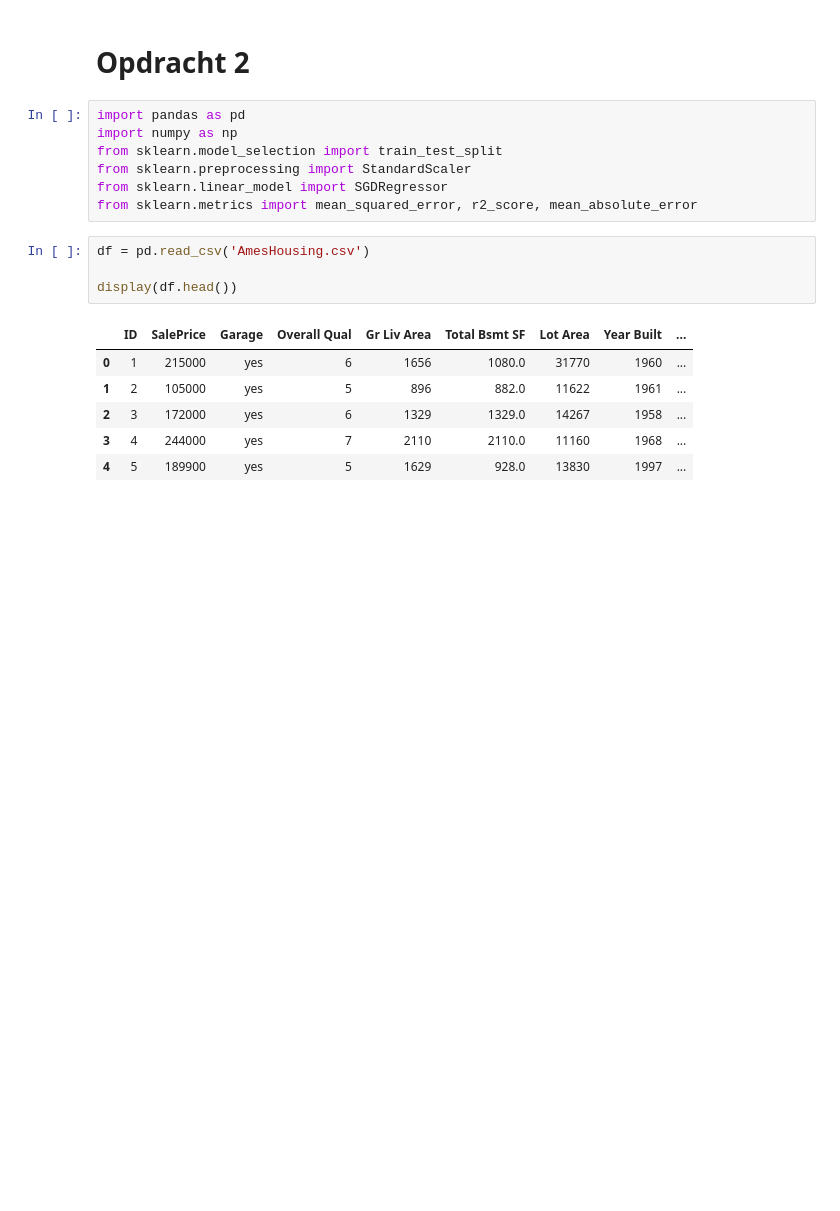
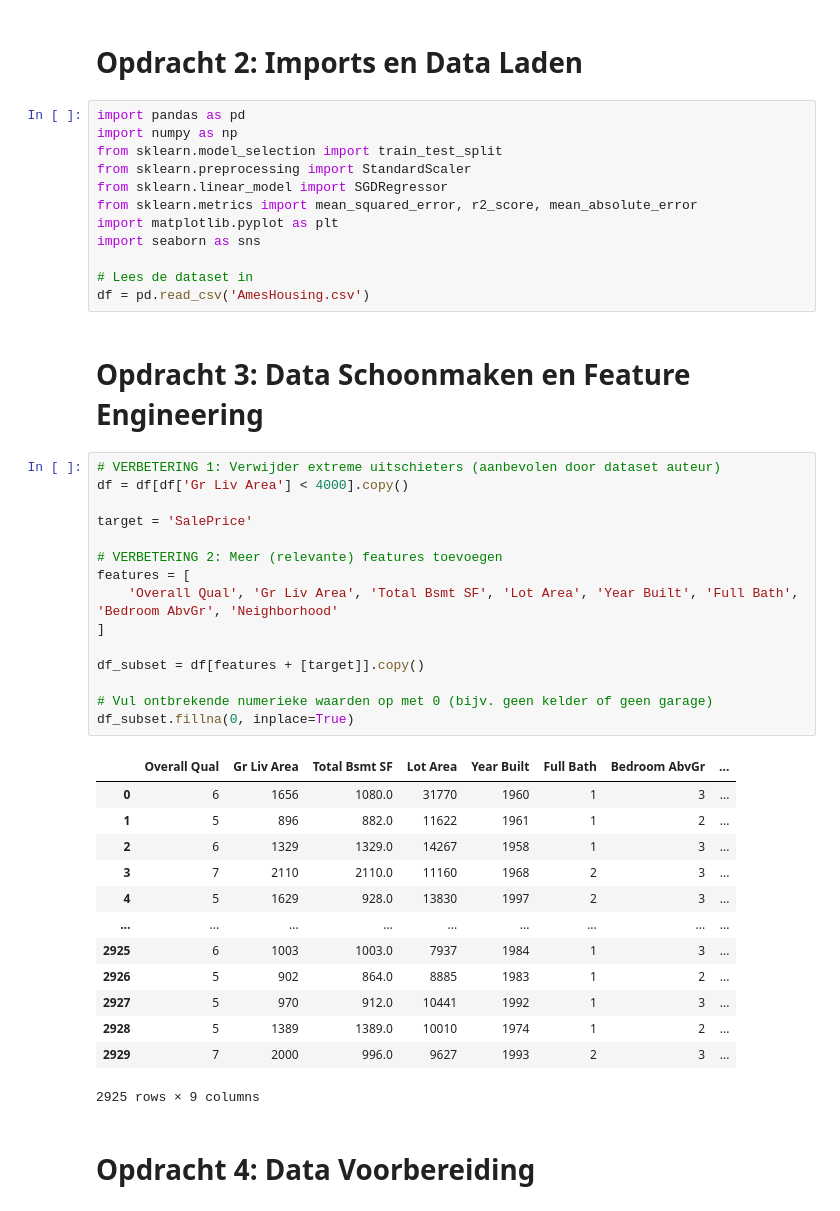
Before and after one commit to alex24106429/DEAI-Portfolio, a Jupyter notebook: week_6/AmesHousingNotebook.ipynb, the cells around one changed output. Cells and saved outputs as stored; diff of their text form; blank space fills up the shorter version.

```diff
--- a/week_6/AmesHousingNotebook.ipynb
+++ b/week_6/AmesHousingNotebook.ipynb
@@ -1,5 +1,5 @@
 # %% [markdown]
-# Opdracht 2
+ # Opdracht 2: Imports en Data Laden
 # %%
 import pandas as pd
 import numpy as np
@@ -7,14 +7,41 @@ from sklearn.model_selection import train_test_split
 from sklearn.preprocessing import StandardScaler
 from sklearn.linear_model import SGDRegressor
 from sklearn.metrics import mean_squared_error, r2_score, mean_absolute_error
+import matplotlib.pyplot as plt
+import seaborn as sns
+
+# Lees de dataset in
+df = pd.read_csv('AmesHousing.csv')
-# %%
-df = pd.read_csv('AmesHousing.csv')
-
-display(df.head())
-# %% [output]
-|  | ID | SalePrice | Garage | Overall Qual | Gr Liv Area | Total Bsmt SF | Lot Area | Year Built | ... |
-| 0 | 1 | 215000 | yes | 6 | 1656 | 1080.0 | 31770 | 1960 | ... |
-| 1 | 2 | 105000 | yes | 5 | 896 | 882.0 | 11622 | 1961 | ... |
-| 2 | 3 | 172000 | yes | 6 | 1329 | 1329.0 | 14267 | 1958 | ... |
-| 3 | 4 | 244000 | yes | 7 | 2110 | 2110.0 | 11160 | 1968 | ... |
-| 4 | 5 | 189900 | yes | 5 | 1629 | 928.0 | 13830 | 1997 | ... |
+# %% [markdown]
+ # Opdracht 3: Data Schoonmaken en Feature Engineering
+# %%
+# VERBETERING 1: Verwijder extreme uitschieters (aanbevolen door dataset auteur)
+df = df[df['Gr Liv Area'] < 4000].copy()
+
+target = 'SalePrice'
+
+# VERBETERING 2: Meer (relevante) features toevoegen
+features = [
+    'Overall Qual', 'Gr Liv Area', 'Total Bsmt SF', 'Lot Area', 'Year Built', 'Full Bath', 'Bedroom AbvGr', 'Neighborhood'
+]
+
+df_subset = df[features + [target]].copy()
+
+# Vul ontbrekende numerieke waarden op met 0 (bijv. geen kelder of geen garage)
+df_subset.fillna(0, inplace=True)
+# %% [output]
+|  | Overall Qual | Gr Liv Area | Total Bsmt SF | Lot Area | Year Built | Full Bath | Bedroom AbvGr | ... |
+| 0 | 6 | 1656 | 1080.0 | 31770 | 1960 | 1 | 3 | ... |
+| 1 | 5 | 896 | 882.0 | 11622 | 1961 | 1 | 2 | ... |
+| 2 | 6 | 1329 | 1329.0 | 14267 | 1958 | 1 | 3 | ... |
+| 3 | 7 | 2110 | 2110.0 | 11160 | 1968 | 2 | 3 | ... |
+| 4 | 5 | 1629 | 928.0 | 13830 | 1997 | 2 | 3 | ... |
+| ... | ... | ... | ... | ... | ... | ... | ... | ... |
+| 2925 | 6 | 1003 | 1003.0 | 7937 | 1984 | 1 | 3 | ... |
+| 2926 | 5 | 902 | 864.0 | 8885 | 1983 | 1 | 2 | ... |
+| 2927 | 5 | 970 | 912.0 | 10441 | 1992 | 1 | 3 | ... |
+| 2928 | 5 | 1389 | 1389.0 | 10010 | 1974 | 1 | 2 | ... |
+| 2929 | 7 | 2000 | 996.0 | 9627 | 1993 | 2 | 3 | ... |
+2925 rows × 9 columns
+# %% [markdown]
+ # Opdracht 4: Data Voorbereiding
```
Also changed, not shown: parts of 17 cells of this notebook, 1 other file.
